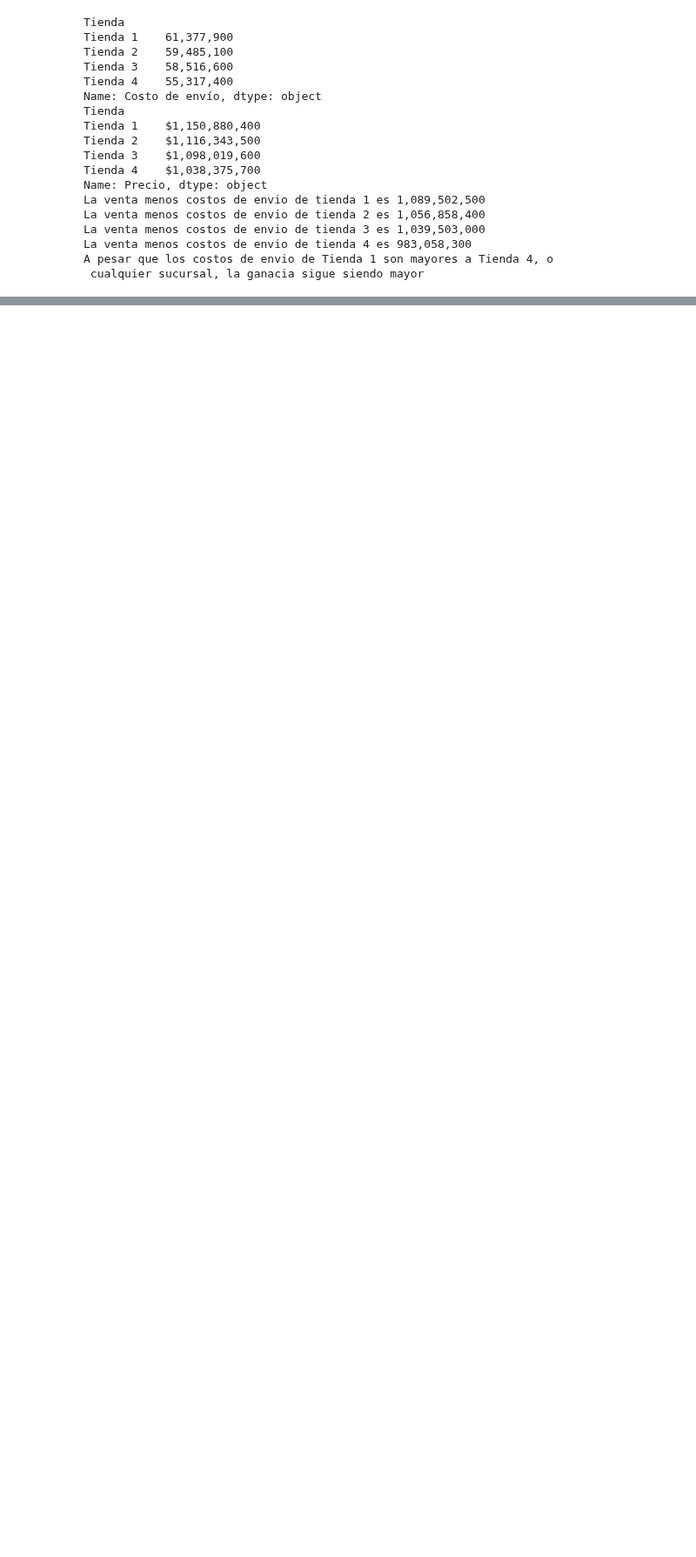
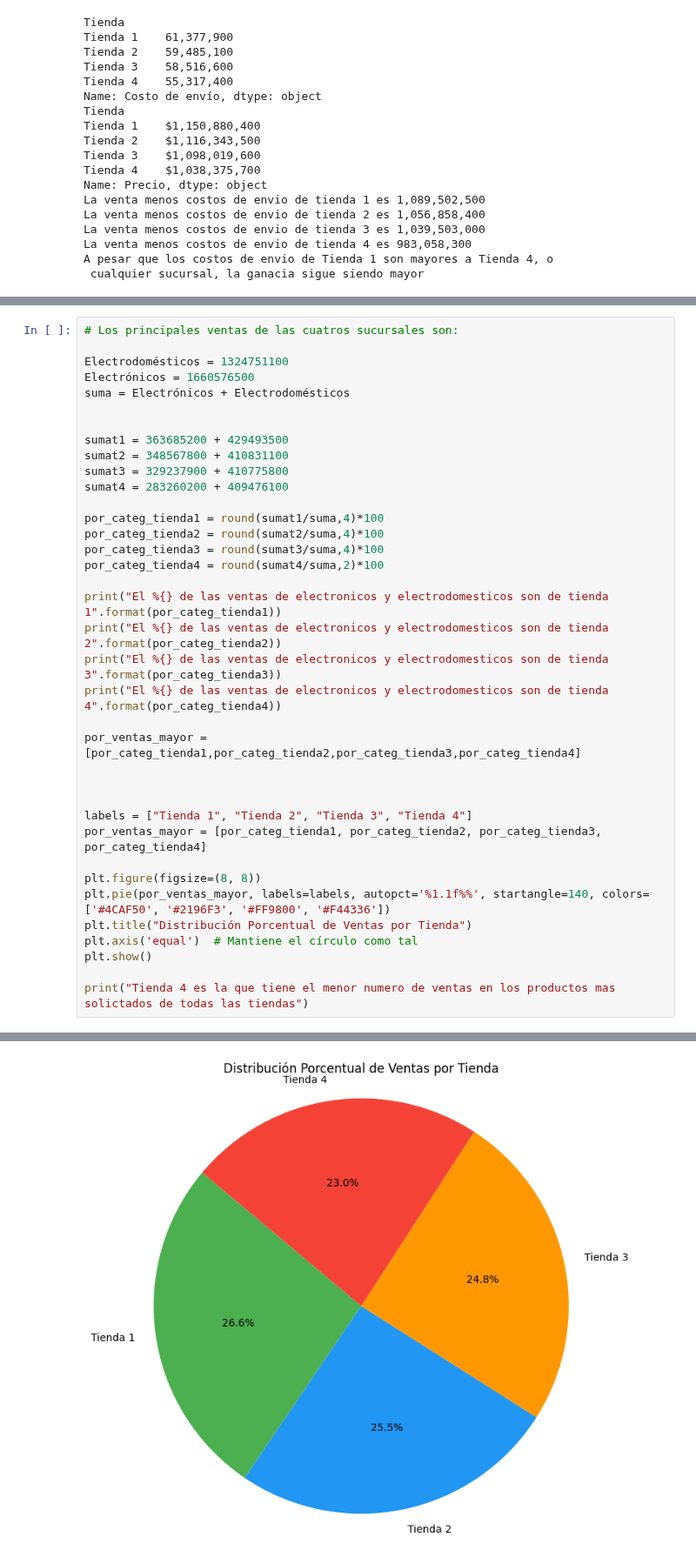
Before and after one commit to RigoClopez1990/Python, a Jupyter notebook: AluraStoreLatam.ipynb, the cells around one changed output, grey strips where cells are left out. Shown at 87% size. Cells and saved outputs as stored; diff of their text form; blank space fills up the shorter version.

```diff
--- a/AluraStoreLatam.ipynb
+++ b/AluraStoreLatam.ipynb
@@ -785,0 +794,38 @@ Si tomaramos en cuenta solo las ventas, la opción a descartar es la Tienda No 4
+# %%
+# Los principales ventas de las cuatros sucursales son:
+
+Electrodomésticos = 1324751100
+Electrónicos = 1660576500
+suma = Electrónicos + Electrodomésticos
+
+
+sumat1 = 363685200 + 429493500
+sumat2 = 348567800 + 410831100
+sumat3 = 329237900 + 410775800
+sumat4 = 283260200 + 409476100
+
+por_categ_tienda1 = round(sumat1/suma,4)*100
+por_categ_tienda2 = round(sumat2/suma,4)*100
+por_categ_tienda3 = round(sumat3/suma,4)*100
+por_categ_tienda4 = round(sumat4/suma,2)*100
+
+print("El %{} de las ventas de electronicos y electrodomesticos son de tienda 1".format(por_categ_tienda1))
+print("El %{} de las ventas de electronicos y electrodomesticos son de tienda 2".format(por_categ_tienda2))
+print("El %{} de las ventas de electronicos y electrodomesticos son de tienda 3".format(por_categ_tienda3))
+print("El %{} de las ventas de electronicos y electrodomesticos son de tienda 4".format(por_categ_tienda4))
+
+por_ventas_mayor = [por_categ_tienda1,por_categ_tienda2,por_categ_tienda3,por_categ_tienda4]
+
+
+
+labels = ["Tienda 1", "Tienda 2", "Tienda 3", "Tienda 4"]
+por_ventas_mayor = [por_categ_tienda1, por_categ_tienda2, por_categ_tienda3, por_categ_tienda4]
+
+plt.figure(figsize=(8, 8))
+plt.pie(por_ventas_mayor, labels=labels, autopct='%1.1f%%', startangle=140, colors=['#4CAF50', '#2196F3', '#FF9800', '#F44336'])
+plt.title("Distribución Porcentual de Ventas por Tienda")
+plt.axis('equal')  # Mantiene el círculo como tal
+plt.show()
+
+print("Tienda 4 es la que tiene el menor numero de ventas en los productos mas solictados de todas las tiendas")
+# %% [output]
@@ -785,0 +836 @@ Si tomaramos en cuenta solo las ventas, la opción a descartar es la Tienda No 4
+[figure, added]
```
Also changed, not shown: parts of 5 cells of this notebook.
